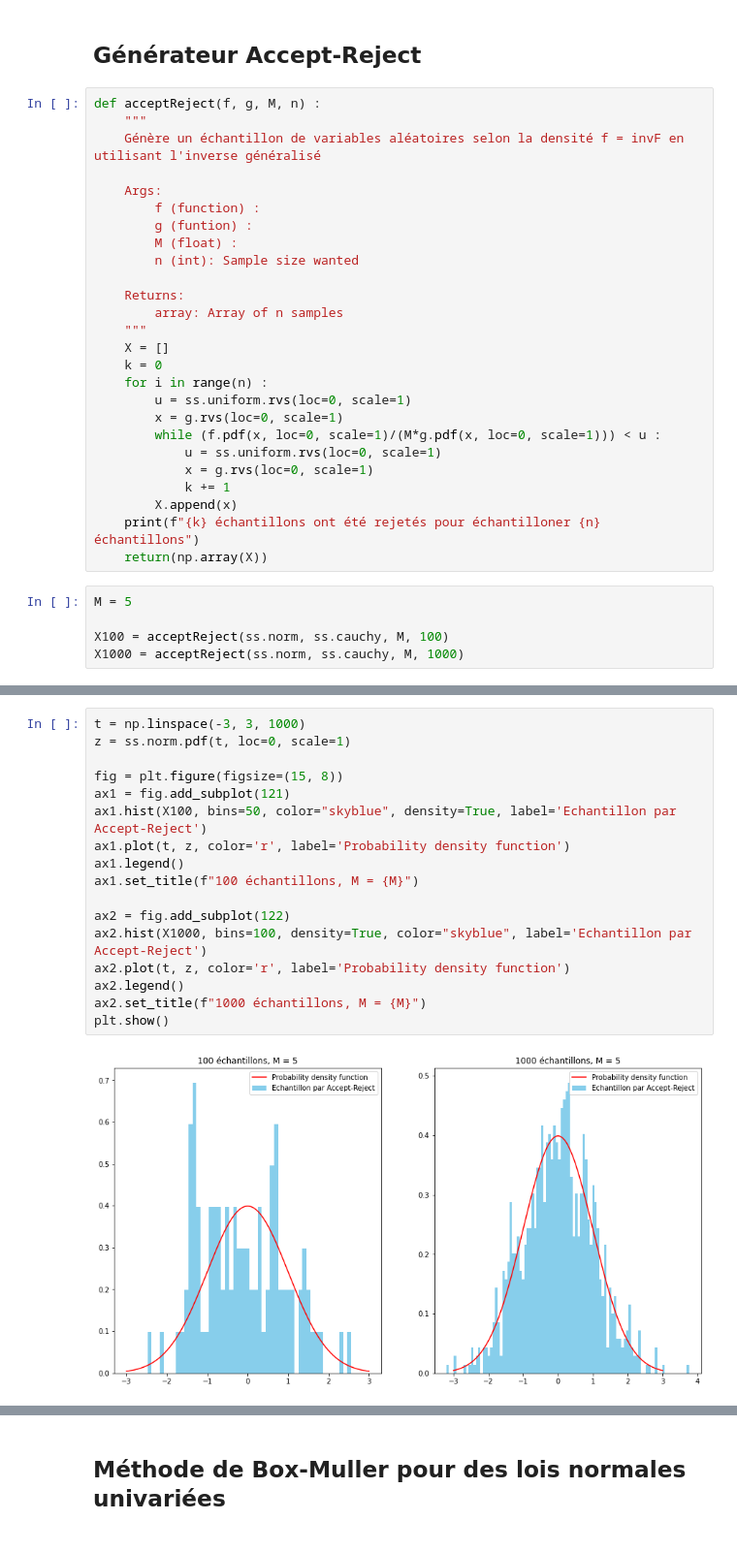
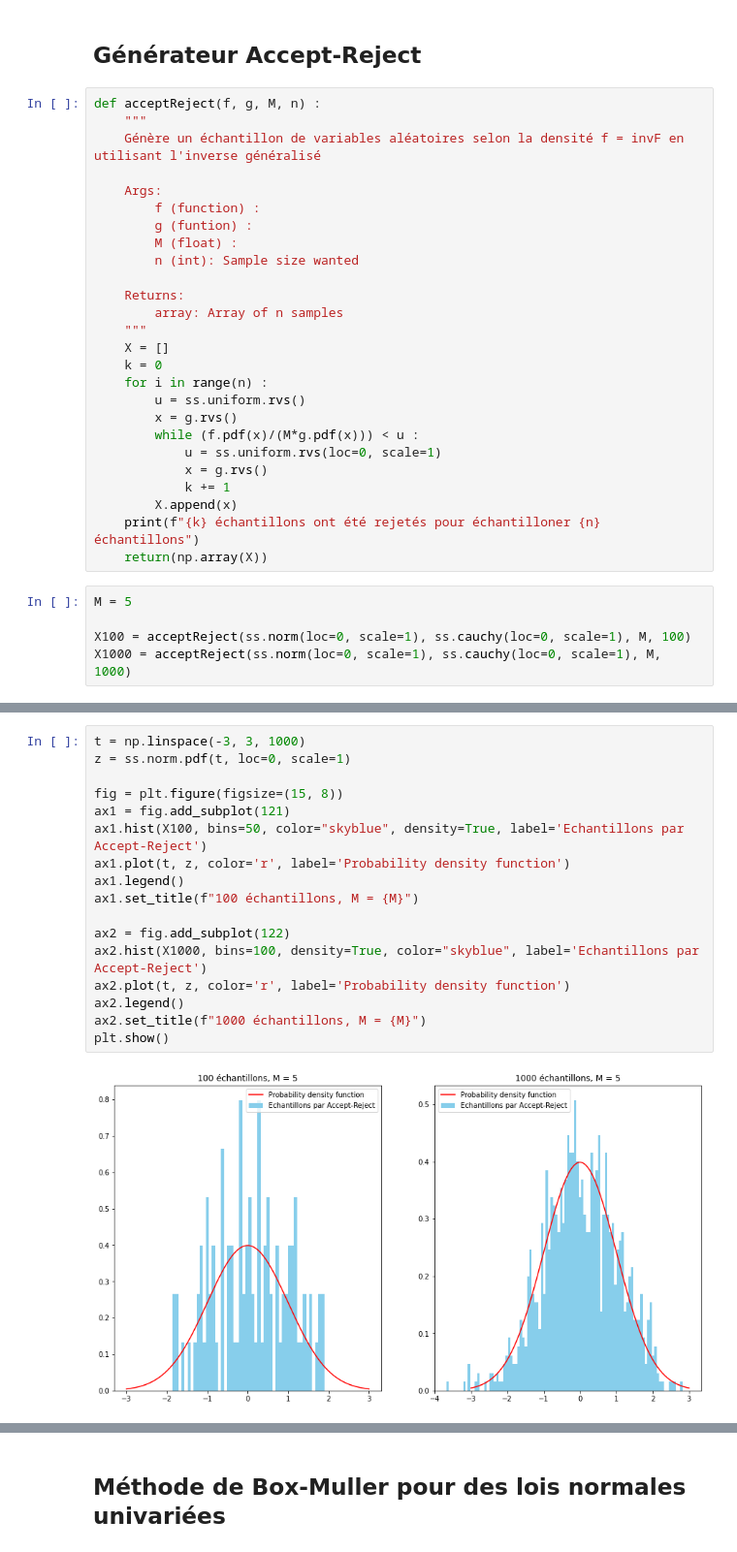
Before and after one commit to LoanSarazin/sdia-estimation, a Jupyter notebook: TP3/TP3_SARAZIN.ipynb, the cells around one changed output, grey strips where cells are left out. Shown at 97% size. Cells and saved outputs as stored; diff of their text form.

```diff
--- a/TP3/TP3_SARAZIN.ipynb
+++ b/TP3/TP3_SARAZIN.ipynb
@@ -73,11 +73,11 @@ def acceptReject(f, g, M, n) :
     X = []
     k = 0
     for i in range(n) :
-        u = ss.uniform.rvs(loc=0, scale=1)
-        x = g.rvs(loc=0, scale=1)
-        while (f.pdf(x, loc=0, scale=1)/(M*g.pdf(x, loc=0, scale=1))) < u :
+        u = ss.uniform.rvs()
+        x = g.rvs()
+        while (f.pdf(x)/(M*g.pdf(x))) < u :
             u = ss.uniform.rvs(loc=0, scale=1)
-            x = g.rvs(loc=0, scale=1)
+            x = g.rvs()
             k += 1
         X.append(x)
     print(f"{k} échantillons ont été rejetés pour échantilloner {n} échantillons")
@@ -85,6 +85,6 @@ def acceptReject(f, g, M, n) :
 # %%
 M = 5
 
-X100 = acceptReject(ss.norm, ss.cauchy, M, 100)
-X1000 = acceptReject(ss.norm, ss.cauchy, M, 1000)
+X100 = acceptReject(ss.norm(loc=0, scale=1), ss.cauchy(loc=0, scale=1), M, 100)
+X1000 = acceptReject(ss.norm(loc=0, scale=1), ss.cauchy(loc=0, scale=1), M, 1000)
 # %% [output]
@@ -93,22 +93,22 @@ X1000 = acceptReject(ss.norm, ss.cauchy, M, 1000)
 # %%
 t = np.linspace(-3, 3, 1000)
 z = ss.norm.pdf(t, loc=0, scale=1)
 
 fig = plt.figure(figsize=(15, 8))
 ax1 = fig.add_subplot(121)
-ax1.hist(X100, bins=50, color="skyblue", density=True, label='Echantillon par Accept-Reject')
+ax1.hist(X100, bins=50, color="skyblue", density=True, label='Echantillons par Accept-Reject')
 ax1.plot(t, z, color='r', label='Probability density function')
 ax1.legend()
 ax1.set_title(f"100 échantillons, M = {M}")
 
 ax2 = fig.add_subplot(122)
-ax2.hist(X1000, bins=100, density=True, color="skyblue", label='Echantillon par Accept-Reject')
+ax2.hist(X1000, bins=100, density=True, color="skyblue", label='Echantillons par Accept-Reject')
 ax2.plot(t, z, color='r', label='Probability density function')
 ax2.legend()
 ax2.set_title(f"1000 échantillons, M = {M}")
 plt.show()
 # %% [output]
-[figure, old version]
+[figure, new version]
 # %%
 M = np.sqrt(2*np.pi/np.e)
 
```
Also changed, not shown: parts of 27 cells of this notebook.
